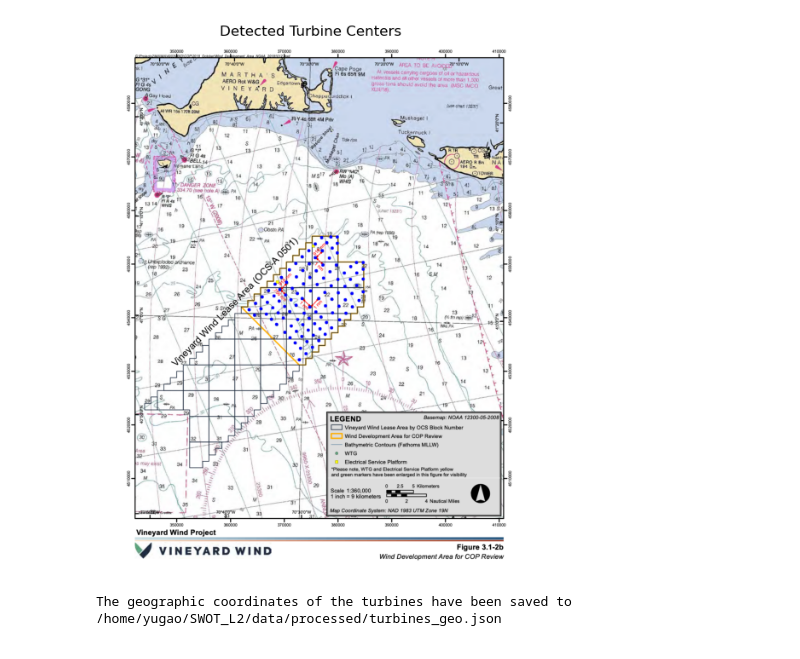
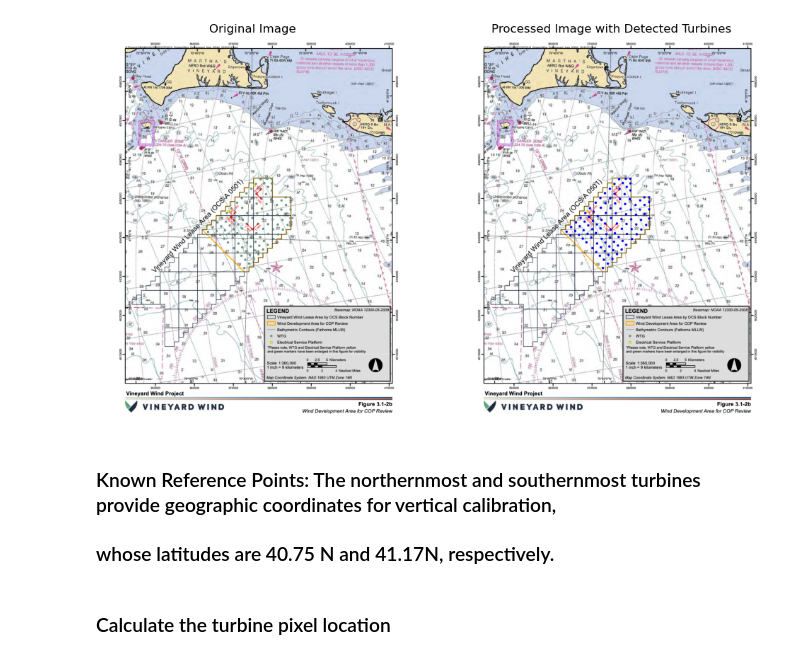
Before and after one commit to yugaophd/SWOT_L2, a Jupyter notebook: notebooks/turbine_locations.ipynb, the cells around one changed output. Cells and saved outputs as stored; diff of their text form; code cells hidden in the pictures.

```diff
--- a/notebooks/turbine_locations.ipynb
+++ b/notebooks/turbine_locations.ipynb
@@ -6,7 +30,7 @@ import json
 
 # Read the main image
 img = cv2.imread('/home/yugao/SWOT_L2/data/external/Vineyardwind_wind_development_area.png')
-
+img_original = img.copy()  # Make a copy of the original image for comparison
 # Define the green color range in HSV
 lower_green = np.array([40, 100, 100], np.uint8)
 upper_green = np.array([80, 255, 255], np.uint8)
@@ -45,39 +69,26 @@ for cnt in contours:
         cY = int(M['m01'] / M['m00'])
         turbine_centers.append((cX, cY))
         cv2.circle(img, (cX, cY), 5, (255, 0, 0), -1)
-
-# Display the image with the detected turbines
-img_rgb = cv2.cvtColor(img, cv2.COLOR_BGR2RGB)
-plt.figure(figsize=(10, 8))
-plt.imshow(img_rgb)
-plt.axis('off')
-plt.title('Detected Turbine Centers')
-plt.show()
-
-# The reference pixel coordinates of the lowermost turbine
-reference_pixel = (812, 738)
-
-# The corrected geographic coordinates of the reference turbine
-reference_geo = (41.8, -70.32)
-
-# Assuming the scale from the map's legend
-scale = 1 / 360000
-
-# Convert the pixel distances to degrees using the scale ratio
-turbines_geo = []
-for center in turbine_centers:
-    delta_x = center[0] - reference_pixel[0]
-    delta_y = reference_pixel[1] - center[1]  # Y is inverted in image coordinates
-    lat = reference_geo[0] - (delta_y * scale)  # Latitude increases as we go up
-    lon = reference_geo[1] + (delta_x * scale)  # Longitude increases as we go right
-    turbines_geo.append({'latitude': lat, 'longitude': lon})
-
-# Save the geographic coordinates to a JSON file
-json_filename = '/home/yugao/SWOT_L2/data/processed/turbines_geo.json'
-with open(json_filename, 'w') as json_file:
-    json.dump(turbines_geo, json_file)
-
-print(f'The geographic coordinates of the turbines have been saved to {json_filename}')
-# %% [output]
-[figure, removed]
-The geographic coordinates of the turbines have been saved to /home/yugao/SWOT_L2/data/processed/turbines_geo.json
+# %%
+# Convert images to RGB for plotting
+img_original_rgb = cv2.cvtColor(img_original, cv2.COLOR_BGR2RGB)
+img_processed_rgb = cv2.cvtColor(img, cv2.COLOR_BGR2RGB)
+
+# Display the images side by side
+plt.figure(figsize=(12, 10))
+plt.subplot(121)
+plt.imshow(img_original_rgb)
+plt.title('Original Image')
+plt.axis('off')
+
+plt.subplot(122)
+plt.imshow(img_processed_rgb)
+plt.title('Processed Image with Detected Turbines')
+plt.axis('off')
+
+plt.show()
+# %% [output]
+[figure, added]
+# %% [markdown]
+### Known Reference Points: The northernmost and southernmost turbines provide geographic coordinates for vertical calibration,
+### whose latitudes are 40.75 N and 41.17N, respectively.
@@ -83,0 +104,2 @@ The geographic coordinates of the turbines have been saved to /home/yugao/SWOT_L
+# %% [markdown]
+### Calculate the turbine pixel location
```
Also changed, not shown: parts of 9 cells of this notebook.
